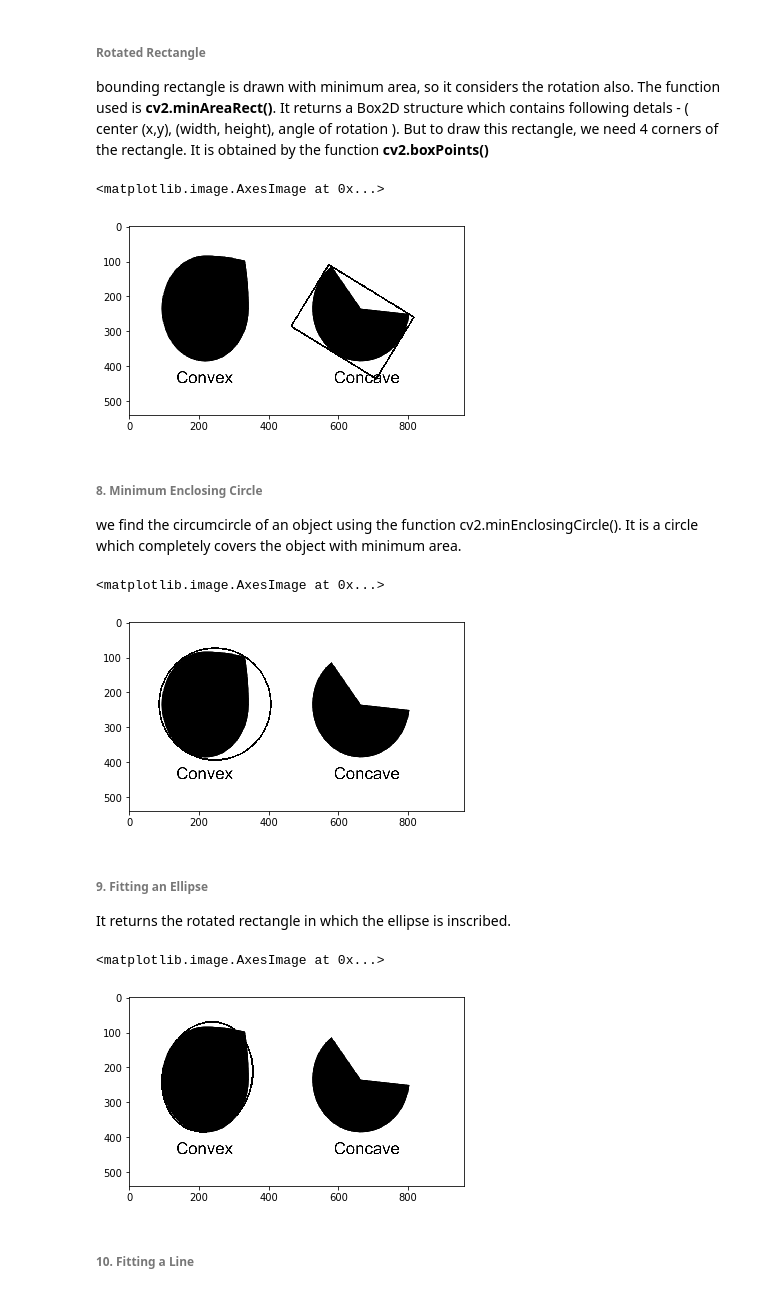
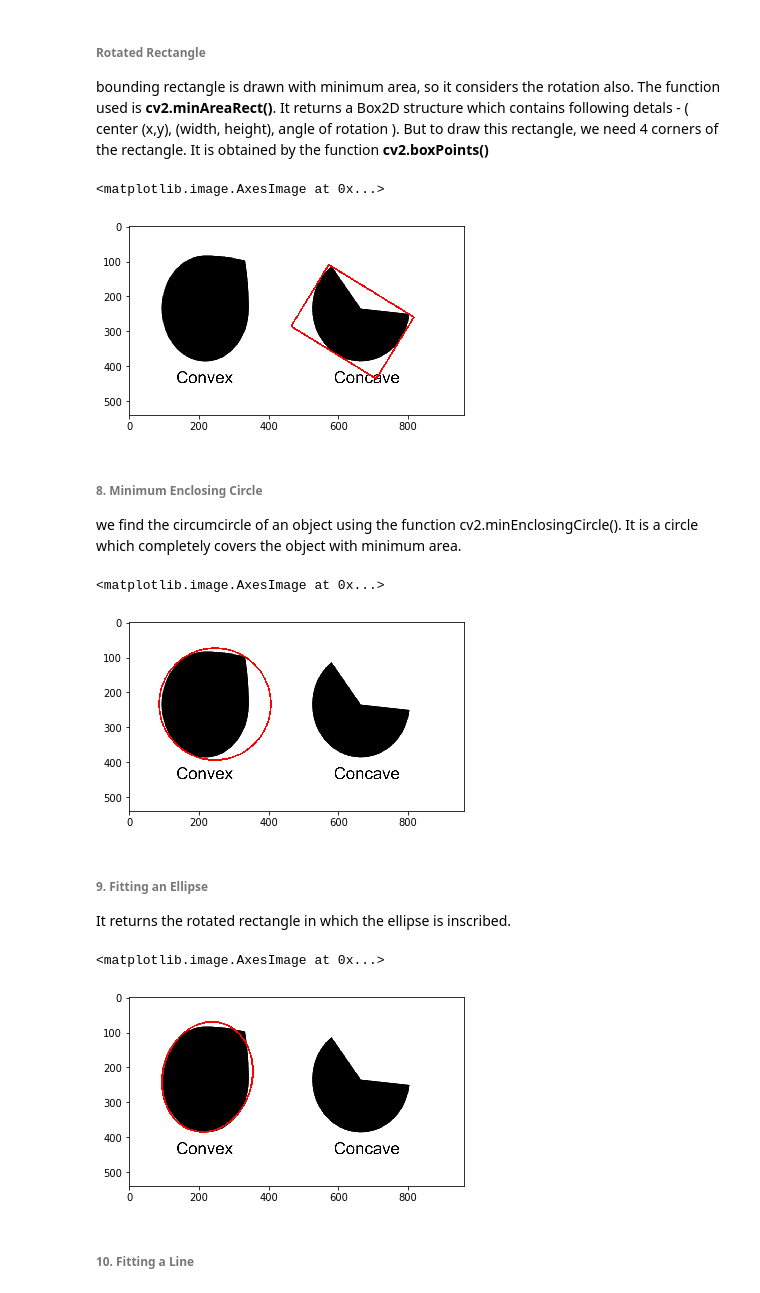
Before and after one commit to IamMohitM/OpenCV-Learning, a Jupyter notebook: Contours.ipynb, the cells around one changed output. Drawn from its saved outputs; the diff is of its cells as text; code cells hidden in the pictures.

Commit message:
Contour Properties

```diff
--- a/Contours.ipynb
+++ b/Contours.ipynb
@@ -280,13 +280,13 @@ bounding rectangle is drawn with minimum area, so it considers the rotation also
 # %%
 img_copy = img.copy()
 rect = cv2.minAreaRect(cnt)
 box = cv2.boxPoints(rect)
 box = np.int0(box)
-cv2.drawContours(img_copy, [box], 0, (0, 255, 0), 3)
+cv2.drawContours(img_copy, [box], 0, red, 3)
 plt.imshow(img_copy, 'gray')
 # %% [output]
 <matplotlib.image.AxesImage at 0x...>
-[figure, old version]
+[figure, new version]
 # %% [markdown]
 ###### 8. Minimum Enclosing Circle
 we find the circumcircle of an object using the function cv2.minEnclosingCircle(). It is a circle which completely covers the object with minimum area.
@@ -296,11 +296,11 @@ img_copy = img.copy()
 (x, y), radius = cv2.minEnclosingCircle(cnt)
 center = (int(x), int(y))
 radius = int(radius)
-cv2.circle(img_copy, center, radius, (0, 255, 0), 4)
+cv2.circle(img_copy, center, radius, red, 4)
 plt.imshow(img_copy, 'gray')
 # %% [output]
 <matplotlib.image.AxesImage at 0x...>
-[figure, old version]
+[figure, new version]
 # %% [markdown]
 ###### 9. Fitting an Ellipse
 
@@ -308,11 +308,11 @@ It returns the rotated rectangle in which the ellipse is inscribed.
 # %%
 ellipse = cv2.fitEllipse(cnt)
 img_copy = img.copy()
-cv2.ellipse(img_copy,ellipse,(0, 255, 0),4)
+cv2.ellipse(img_copy,ellipse,red,4)
 plt.imshow(img_copy, 'gray')
 # %% [output]
 <matplotlib.image.AxesImage at 0x...>
-[figure, old version]
+[figure, new version]
 # %% [markdown]
 ###### 10. Fitting a Line
 # %%
```
Also changed, not shown: parts of 21 cells of this notebook.
